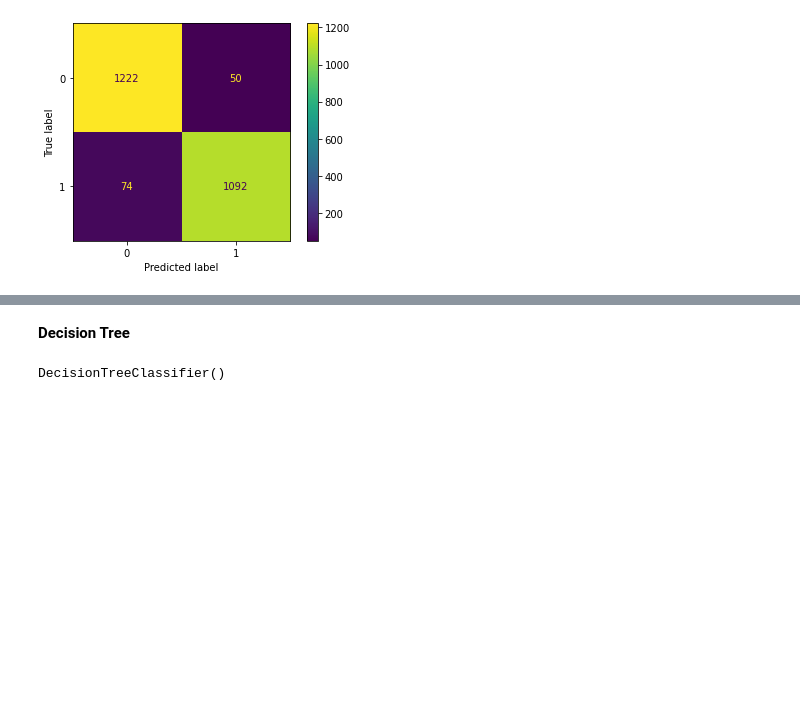
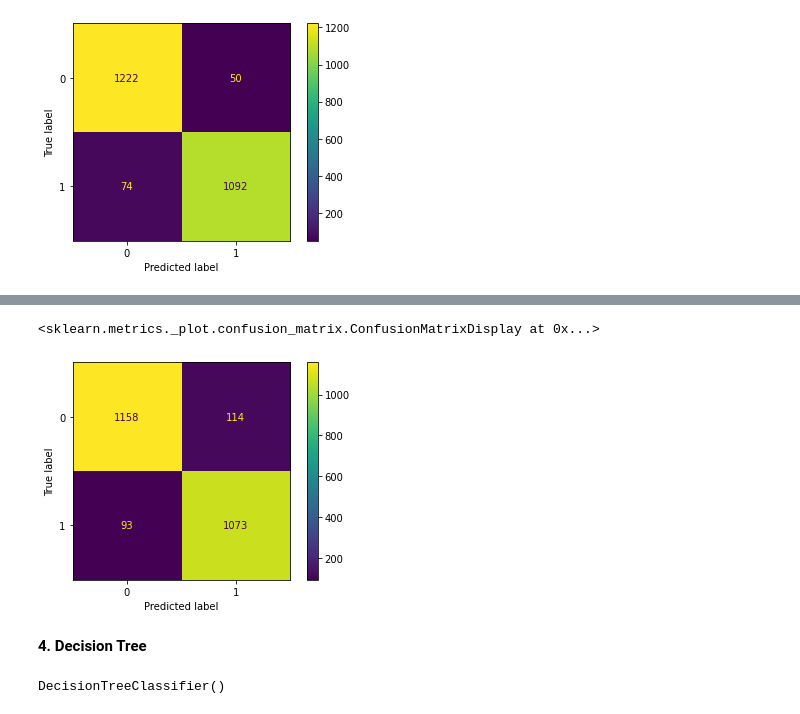
Before and after one commit to ashishrana1501/Mushroom-Classification, a Jupyter notebook: Musroom_Classification.ipynb, the cells around one changed output, grey strips where cells are left out. Saved outputs shown, nothing was run; the diff lists cells and outputs as text; code cells hidden in the pictures; blank space fills up the shorter version.

```diff
--- a/Musroom_Classification.ipynb
+++ b/Musroom_Classification.ipynb
@@ -1027,5 +1141,11 @@ Logistic_Regression_Confusion_Matrix
+# %%
+Naive_Bayes_Classifier_Confusion_Matrix = ConfusionMatrixDisplay.from_estimator(Naive_Bayes_Classifier, X_test, y_test)
+Naive_Bayes_Classifier_Confusion_Matrix
+# %% [output]
+<sklearn.metrics._plot.confusion_matrix.ConfusionMatrixDisplay at 0x...>
+[figure, added]
 # %% [markdown]
-**Decision Tree**
+**4. Decision Tree**
 # %%
 Decision_Tree_Classifier = DecisionTreeClassifier()
 Decision_Tree_Classifier.fit(X_train,y_train)
```
Also changed, not shown: parts of 23 cells of this notebook.
